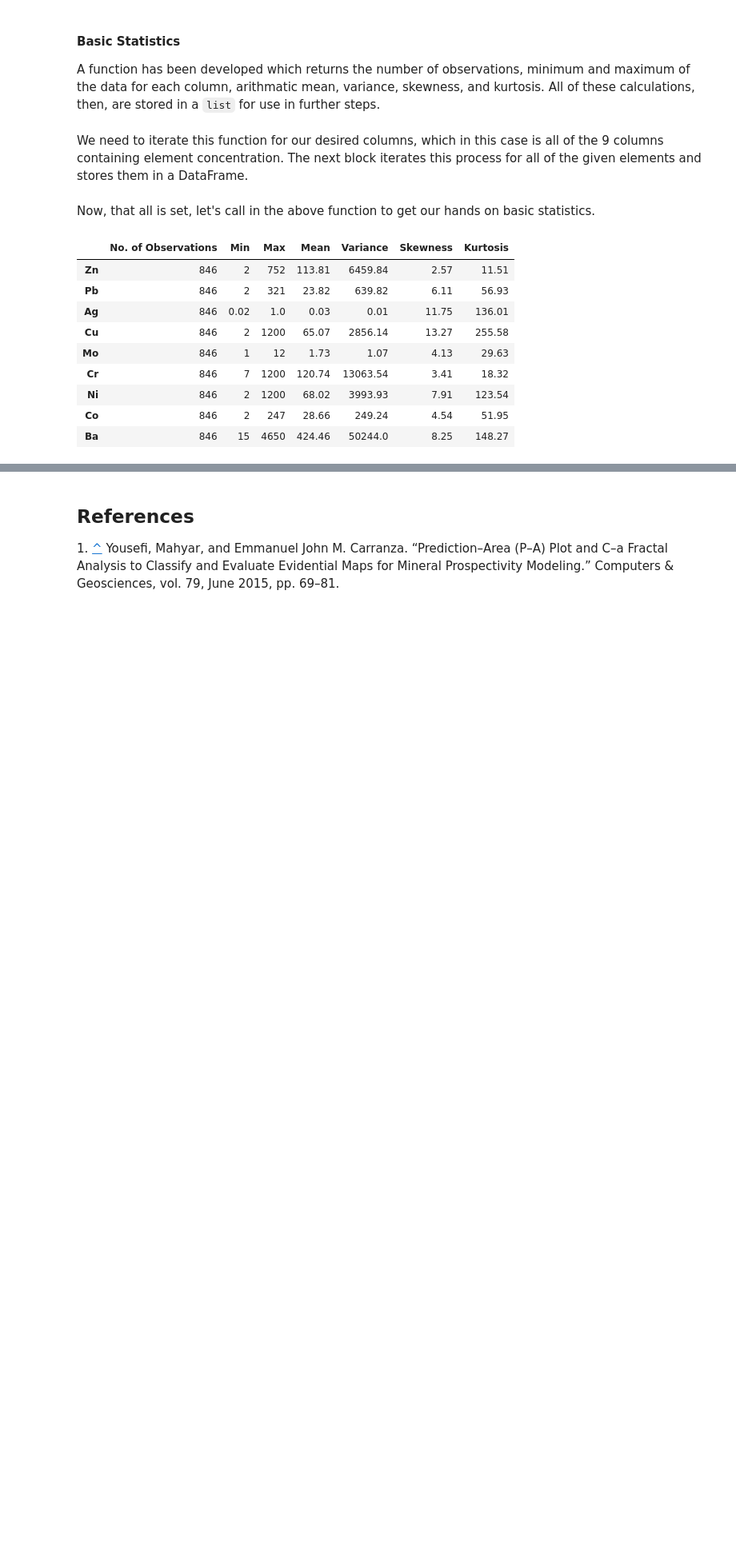
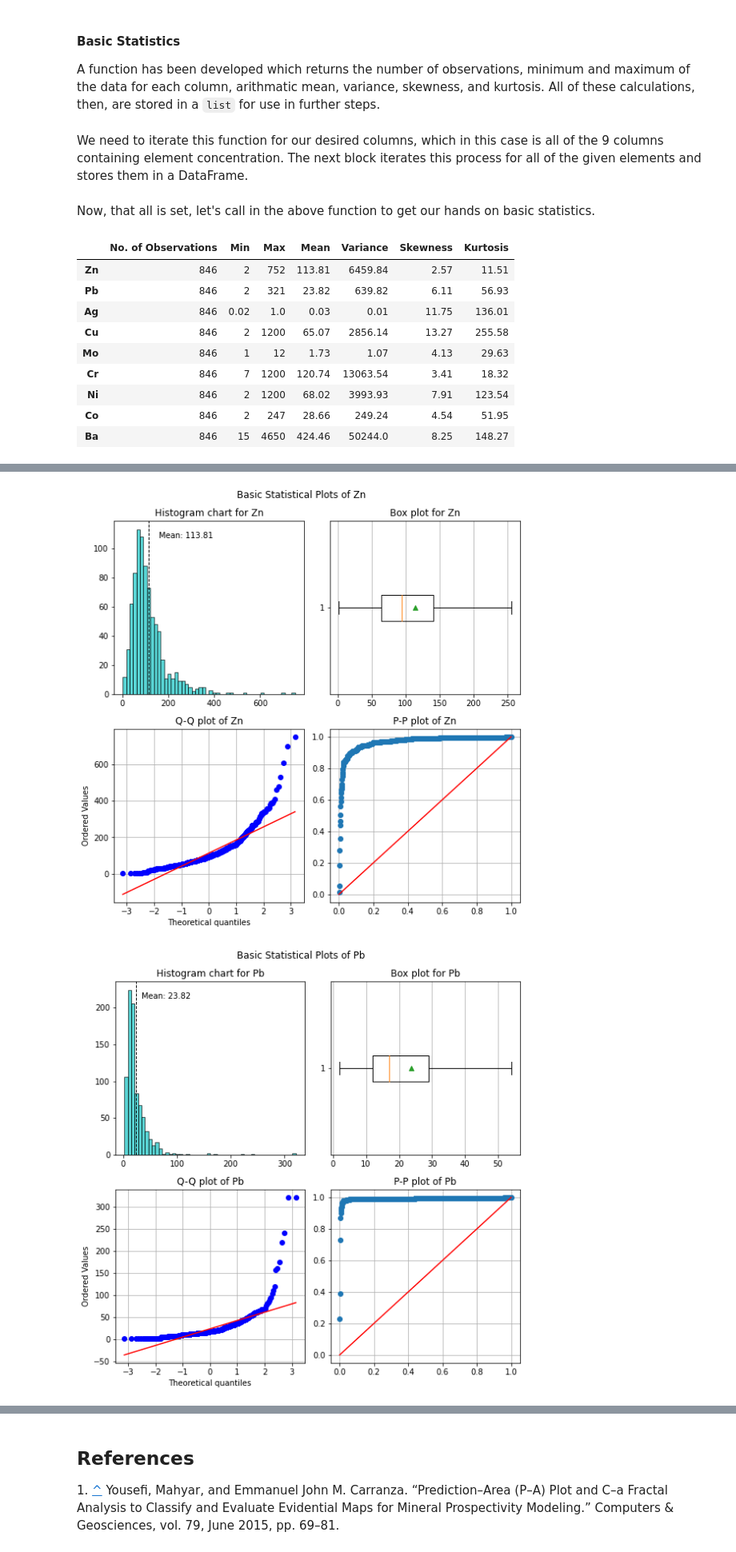
Before and after one commit to SupernovifieD/thesis-UT-2022, a Jupyter notebook: Thesis - Yasin Ghasemi - 2.0.1.ipynb, the cells around one changed output, grey strips where cells are left out. Shown at 80% size. Cells and saved outputs as stored; diff of their text form; code cells hidden in the pictures; blank space fills up the shorter version.

```diff
--- a/Thesis - Yasin Ghasemi - 2.0.1.ipynb
+++ b/Thesis - Yasin Ghasemi - 2.0.1.ipynb
@@ -161,0 +300,7 @@ basic_stats_df(raw_data,input_elements)
+# %%
+elements = input_elements
+for column in raw_data.loc[:, elements.split()].columns:
+    statistical_plots(raw_data,column)
+# %% [output]
+[figure, added]
+[figure, added]
```
Also changed, not shown: parts of 35 cells of this notebook.
